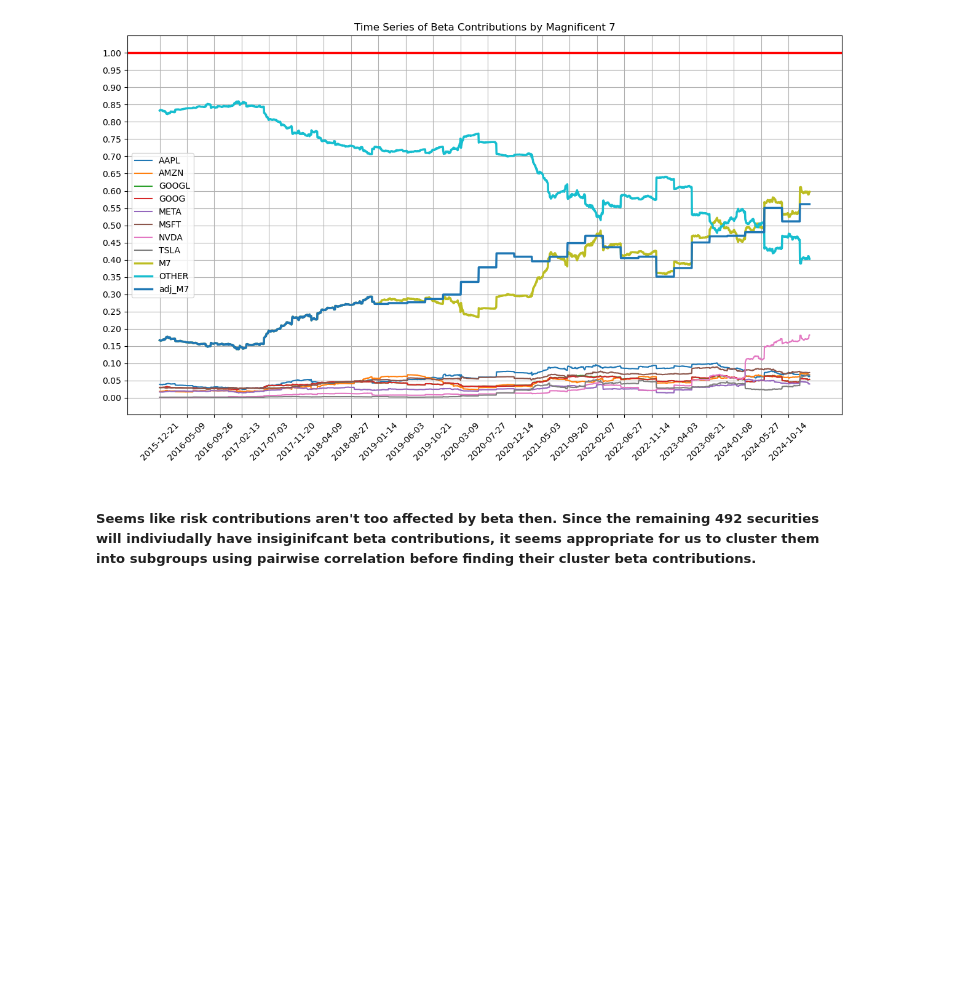
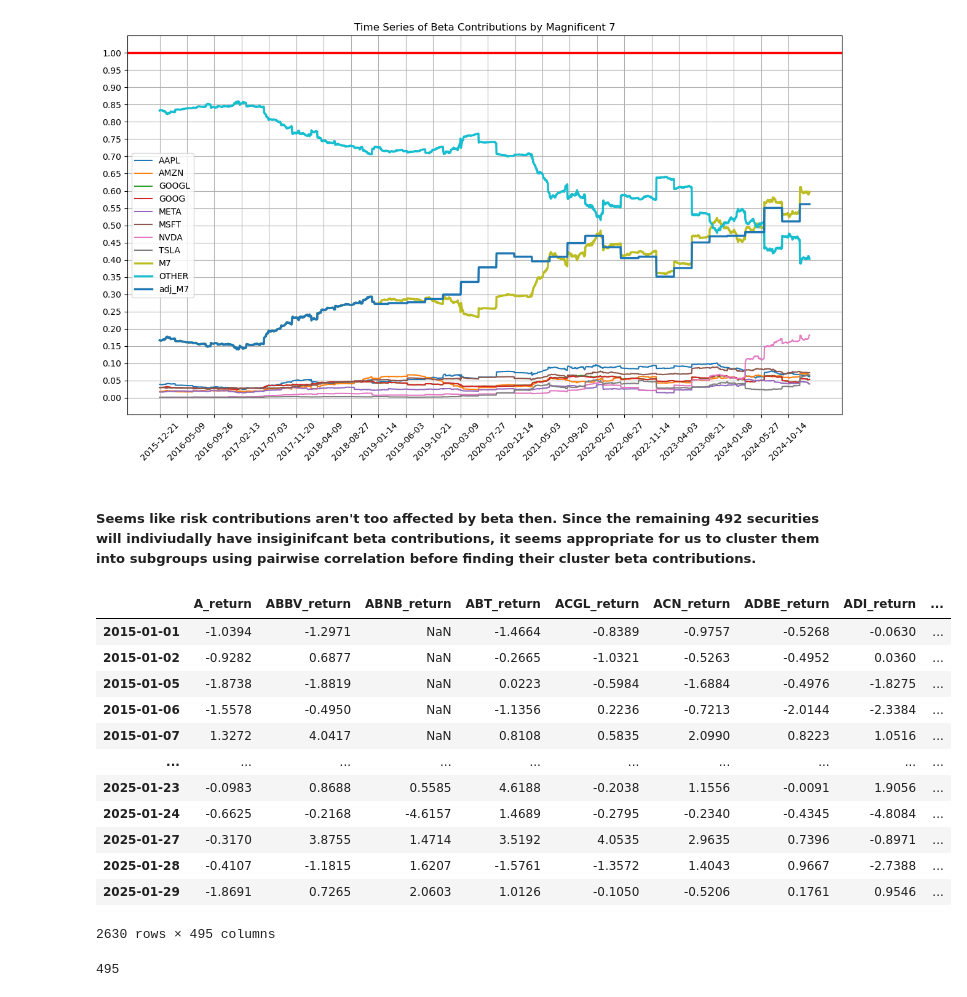
Before and after one commit to tryt0c0de/IAQF_STRAT, a Jupyter notebook: beta_testing.ipynb, the cells around one changed output. Saved outputs shown, nothing was run; the diff lists cells and outputs as text; code cells hidden in the pictures; blank space fills up the shorter version.

Commit message:
Starting on clustering for SPX ex. Mag7

```diff
--- a/beta_testing.ipynb
+++ b/beta_testing.ipynb
@@ -426,3 +426,35 @@ plt.legend();
 ##### Seems like risk contributions aren't too affected by beta then. Since the remaining 492 securities will indiviudally have insiginifcant beta contributions, it seems appropriate for us to cluster them into subgroups using pairwise correlation before finding their cluster beta contributions.
 # %%
 from sklearn.cluster import KMeans
+# %%
+xms_df = pd.read_csv("Data/spx_const_data.csv", index_col=0)
+xms_df = xms_df[xms_df.columns[2::3]]
+xms_df.drop(columns=["MRP-W_return"], inplace=True)
+
+xms_df
+# %% [output]
+|  | A_return | ABBV_return | ABNB_return | ABT_return | ACGL_return | ACN_return | ADBE_return | ADI_return | ... |
+| 2015-01-01 | -1.0394 | -1.2971 | NaN | -1.4664 | -0.8389 | -0.9757 | -0.5268 | -0.0630 | ... |
+| 2015-01-02 | -0.9282 | 0.6877 | NaN | -0.2665 | -1.0321 | -0.5263 | -0.4952 | 0.0360 | ... |
+| 2015-01-05 | -1.8738 | -1.8819 | NaN | 0.0223 | -0.5984 | -1.6884 | -0.4976 | -1.8275 | ... |
+| 2015-01-06 | -1.5578 | -0.4950 | NaN | -1.1356 | 0.2236 | -0.7213 | -2.0144 | -2.3384 | ... |
+| 2015-01-07 | 1.3272 | 4.0417 | NaN | 0.8108 | 0.5835 | 2.0990 | 0.8223 | 1.0516 | ... |
+| ... | ... | ... | ... | ... | ... | ... | ... | ... | ... |
+| 2025-01-23 | -0.0983 | 0.8688 | 0.5585 | 4.6188 | -0.2038 | 1.1556 | -0.0091 | 1.9056 | ... |
+| 2025-01-24 | -0.6625 | -0.2168 | -4.6157 | 1.4689 | -0.2795 | -0.2340 | -0.4345 | -4.8084 | ... |
+| 2025-01-27 | -0.3170 | 3.8755 | 1.4714 | 3.5192 | 4.0535 | 2.9635 | 0.7396 | -0.8971 | ... |
+| 2025-01-28 | -0.4107 | -1.1815 | 1.6207 | -1.5761 | -1.3572 | 1.4043 | 0.9667 | -2.7388 | ... |
+| 2025-01-29 | -1.8691 | 0.7265 | 2.0603 | 1.0126 | -0.1050 | -0.5206 | 0.1761 | 0.9546 | ... |
+2630 rows × 495 columns
+# %%
+clustering_start = "2024-01-01"
+clusters = 3
+
+xms_corr = xms_df[clustering_start:].corr()
+xms_dist = 1 - xms_corr
+
+clusters = KMeans(n_clusters=clusters).fit_predict(xms_dist)
+
+len(clusters)
+# %% [output]
+495
```
Also changed, not shown: parts of 1 cell of this notebook.
